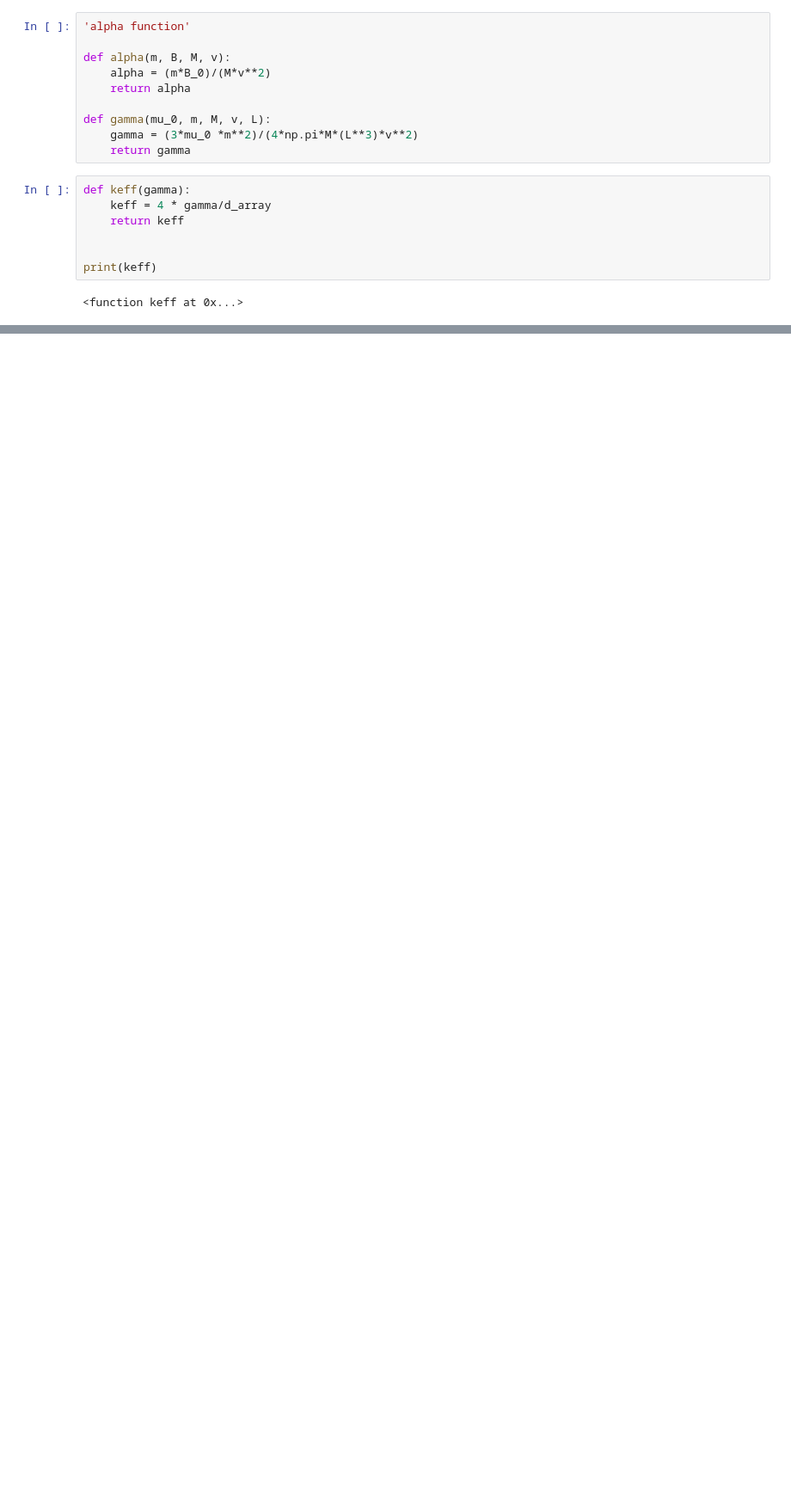
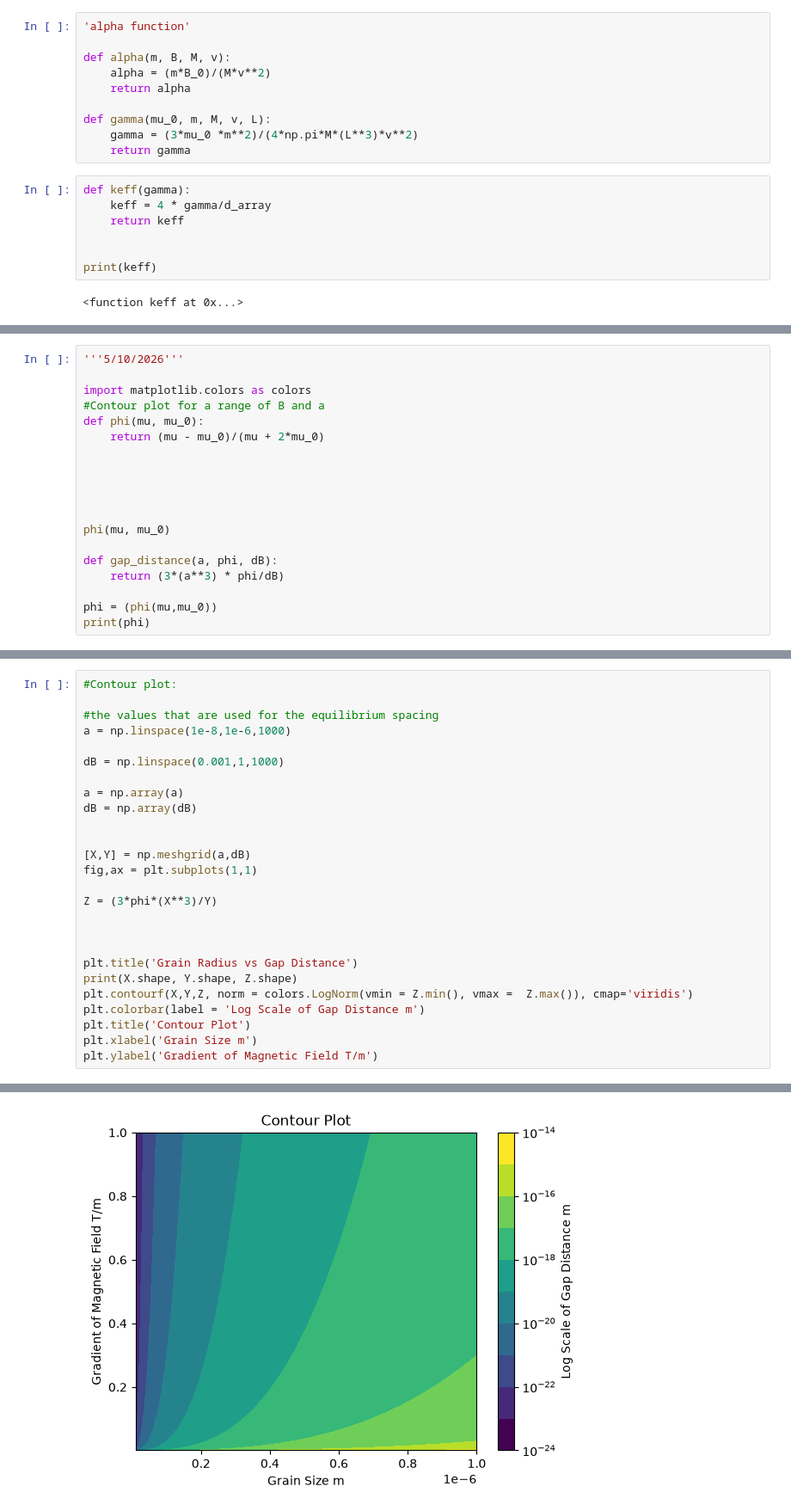
Before and after one commit to drraurau/Brown_Dwarf_Chain, a Jupyter notebook: matrix.ipynb, the cells around one changed output, grey strips where cells are left out. Shown at 86% size. Saved outputs shown, nothing was run; the diff lists cells and outputs as text; blank space fills up the shorter version.

```diff
--- a/matrix.ipynb
+++ b/matrix.ipynb
@@ -237,0 +275,19 @@ with the cutoff frequency.
+# %%
+'''5/10/2026'''
+
+import matplotlib.colors as colors
+#Contour plot for a range of B and a
+def phi(mu, mu_0):
+    return (mu - mu_0)/(mu + 2*mu_0)
+
+
+
+
+
+phi(mu, mu_0)
+
+def gap_distance(a, phi, dB):
+    return (3*(a**3) * phi/dB)
+
+phi = (phi(mu,mu_0))
+print(phi)
@@ -237,0 +296,27 @@ with the cutoff frequency.
+# %%
+#Contour plot:
+
+#the values that are used for the equilibrium spacing
+a = np.linspace(1e-8,1e-6,1000)
+
+dB = np.linspace(0.001,1,1000)
+
+a = np.array(a)
+dB = np.array(dB)
+
+
+[X,Y] = np.meshgrid(a,dB)
+fig,ax = plt.subplots(1,1)
+
+Z = (3*phi*(X**3)/Y)
+
+
+
+plt.title('Grain Radius vs Gap Distance')
+print(X.shape, Y.shape, Z.shape)
+plt.contourf(X,Y,Z, norm = colors.LogNorm(vmin = Z.min(), vmax =  Z.max()), cmap='viridis')
+plt.colorbar(label = 'Log Scale of Gap Distance m')
+plt.title('Contour Plot')
+plt.xlabel('Grain Size m')
+plt.ylabel('Gradient of Magnetic Field T/m')
+# %% [output]
@@ -237,0 +325 @@ with the cutoff frequency.
+[figure, added]
```
Also changed, not shown: parts of 30 cells of this notebook, 1 other file.
